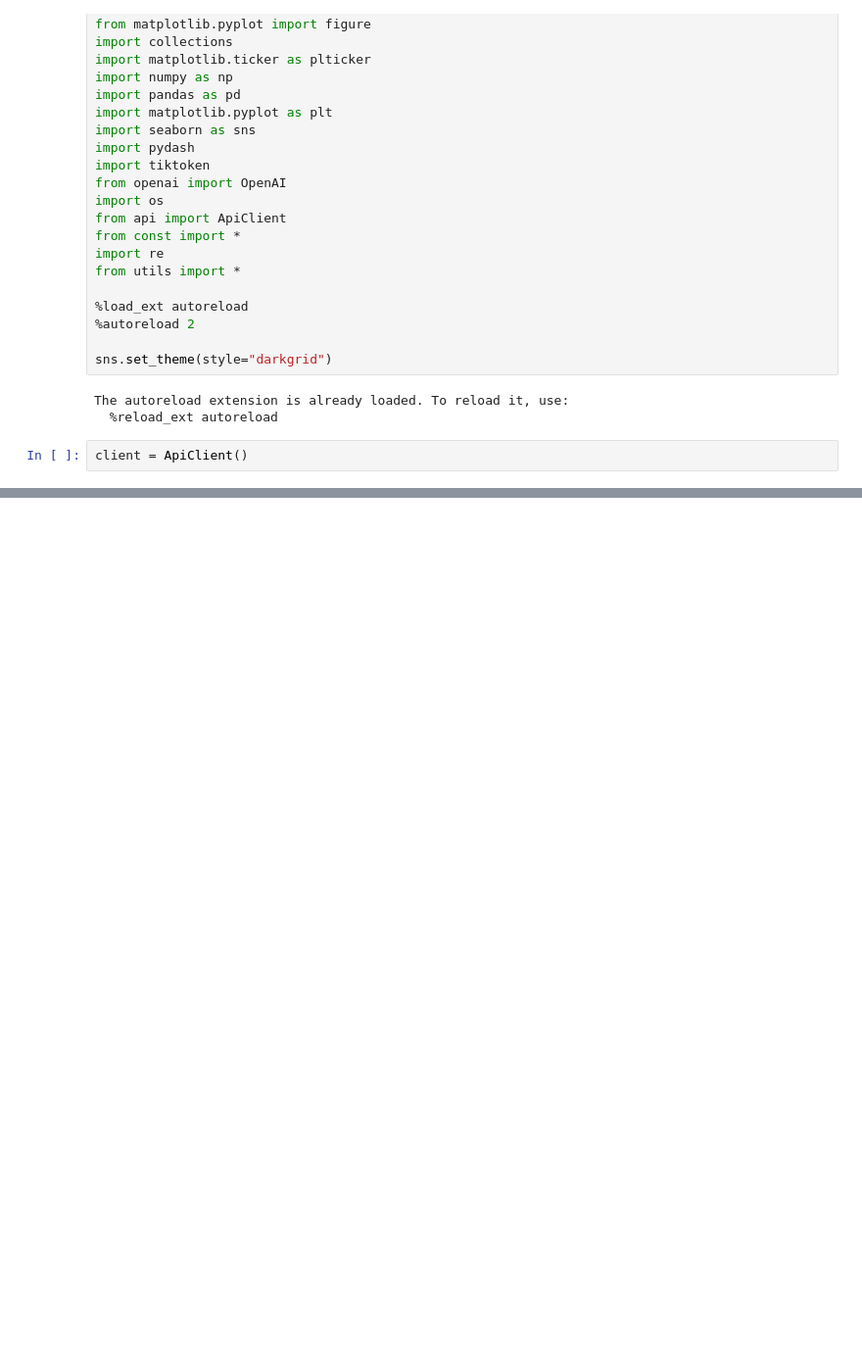
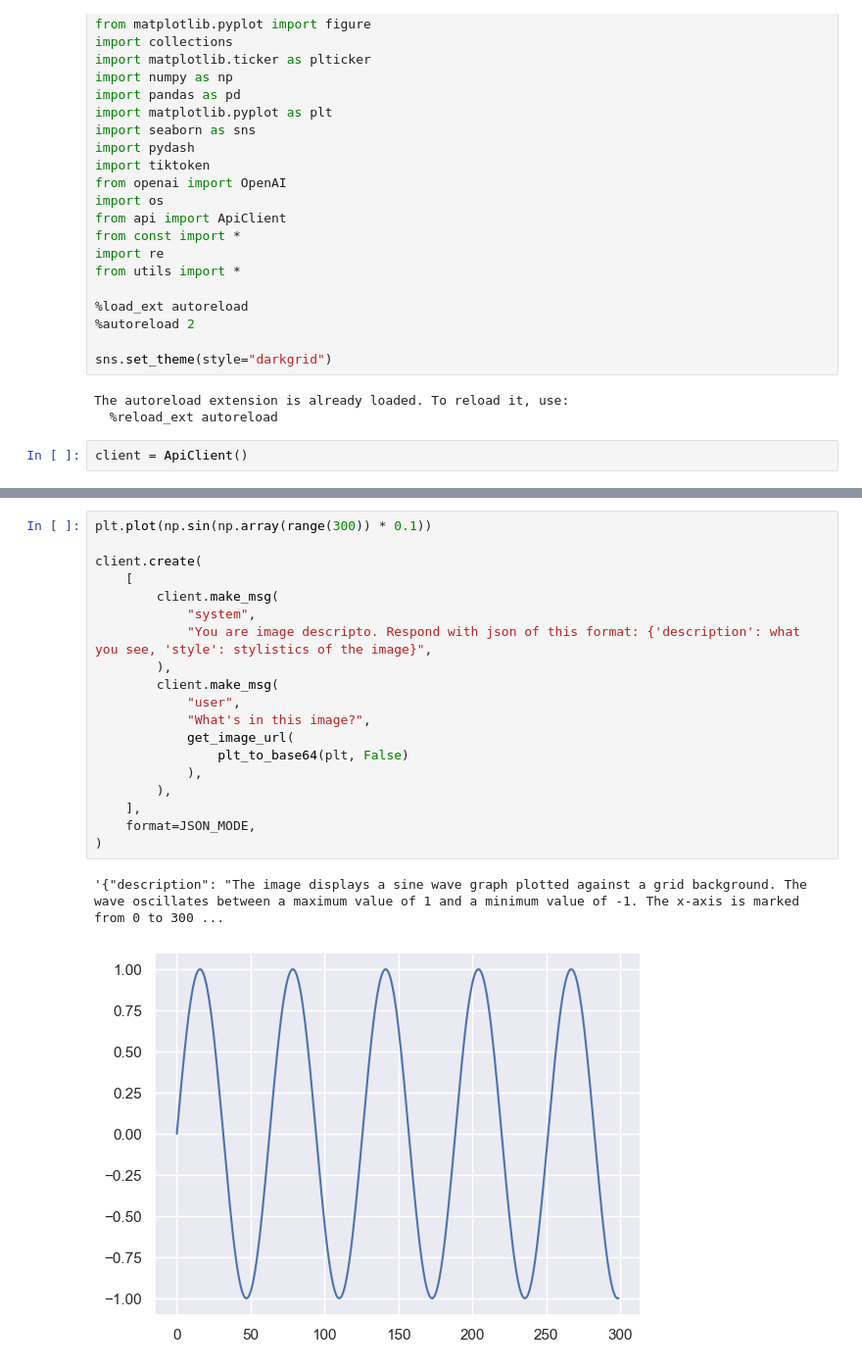
Before and after one commit to Altair200333/traderbor, a Jupyter notebook: explore.ipynb, the cells around one changed output, grey strips where cells are left out. Shown at 98% size. Cells and saved outputs as stored; diff of their text form; blank space fills up the shorter version.

Commit message:
fix: plt figures to gpt

```diff
--- a/explore.ipynb
+++ b/explore.ipynb
@@ -51,0 +49,22 @@ client.create(
+# %%
+plt.plot(np.sin(np.array(range(300)) * 0.1))
+
+client.create(
+    [
+        client.make_msg(
+            "system",
+            "You are image descripto. Respond with json of this format: {'description': what you see, 'style': stylistics of the image}",
+        ),
+        client.make_msg(
+            "user",
+            "What's in this image?",
+            get_image_url(
+                plt_to_base64(plt, False)
+            ),
+        ),
+    ],
+    format=JSON_MODE,
+)
+# %% [output]
+'{"description": "The image displays a sine wave graph plotted against a grid background. The wave oscillates between a maximum value of 1 and a minimum value of -1. The x-axis is marked from 0 to 300 ...
+[figure, added]
```
Also changed, not shown: parts of 2 cells of this notebook, 1 other file.
